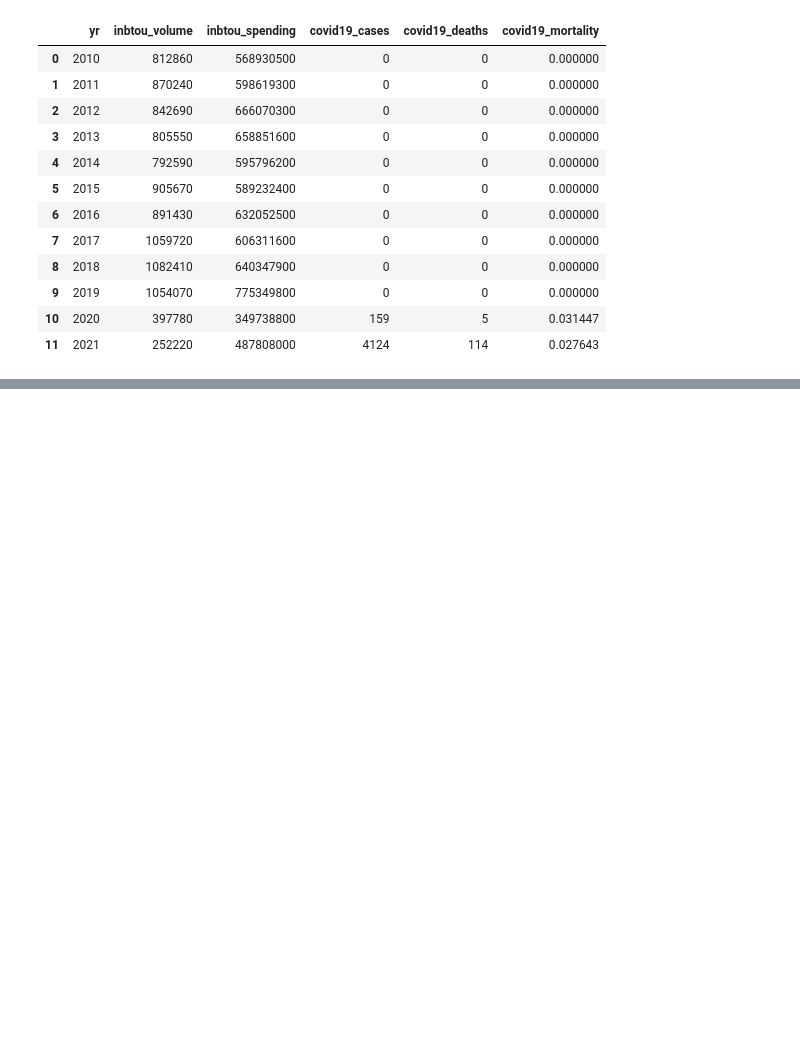
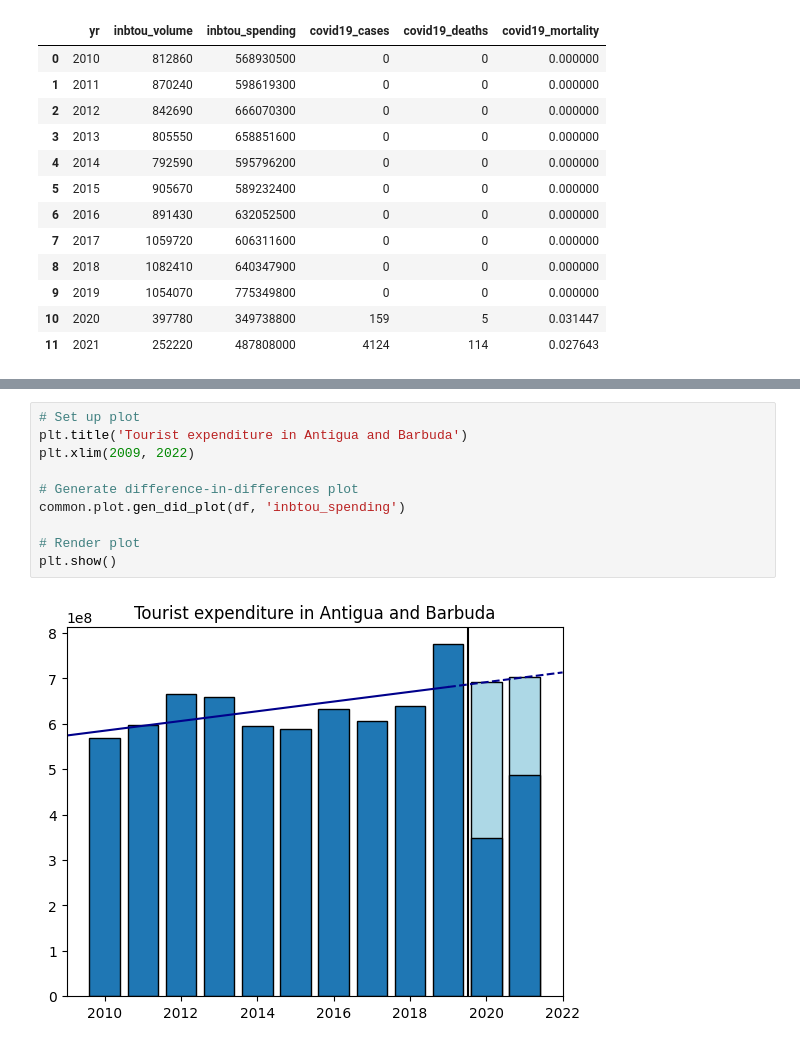
Before and after one commit to andreiui/csec491, a Jupyter notebook: code/analysis/antigua_and_barbuda/main.ipynb, the cells around one changed output, grey strips where cells are left out. Drawn from its saved outputs; the diff is of its cells as text; blank space fills up the shorter version.

```diff
--- a/code/analysis/antigua_and_barbuda/main.ipynb
+++ b/code/analysis/antigua_and_barbuda/main.ipynb
@@ -46,0 +46,12 @@ plt.show()
+# %%
+# Set up plot
+plt.title('Tourist expenditure in Antigua and Barbuda')
+plt.xlim(2009, 2022)
+
+# Generate difference-in-differences plot
+common.plot.gen_did_plot(df, 'inbtou_spending')
+
+# Render plot
+plt.show()
+# %% [output]
+[figure, added]
```
Also changed, not shown: parts of 1 cell of this notebook, 1 other file.
